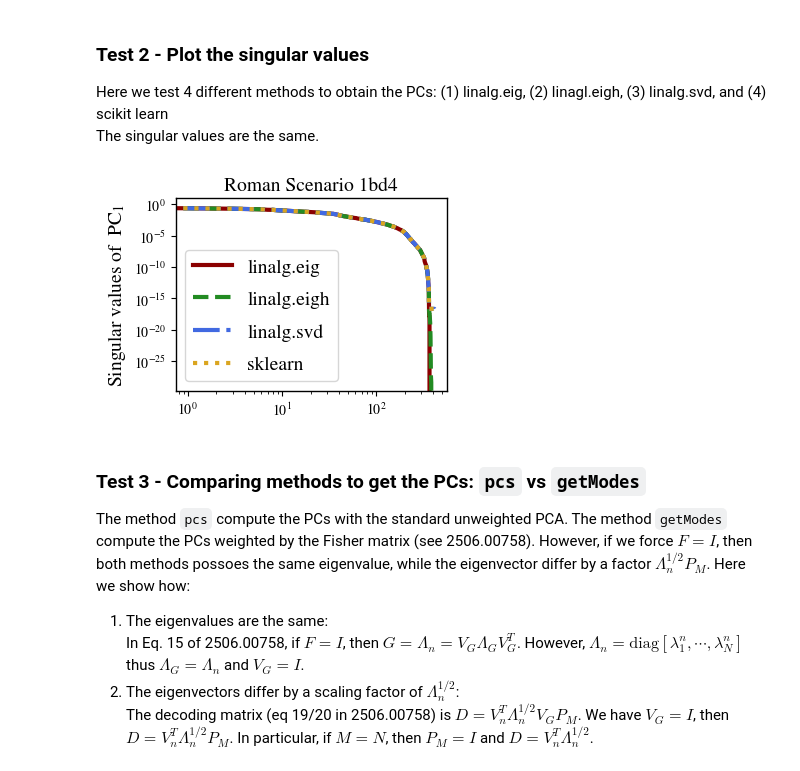
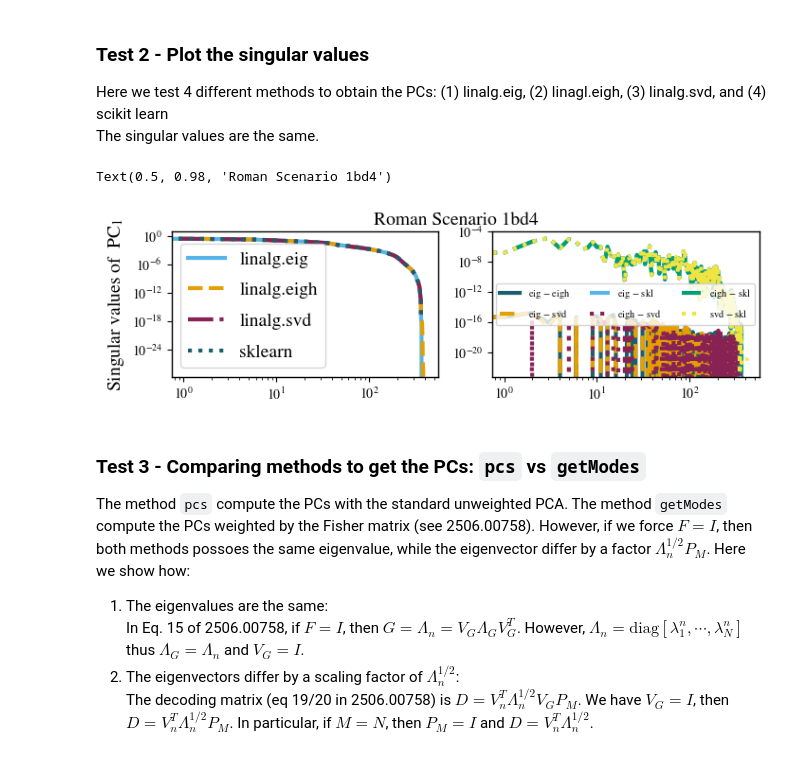
Before and after one commit to Roman-HLIS-Cosmology-PIT/cocoa_photoz, a Jupyter notebook: codes/example.ipynb, the cells around one changed output. Drawn from its saved outputs; the diff is of its cells as text; code cells hidden in the pictures.

```diff
--- a/codes/example.ipynb
+++ b/codes/example.ipynb
@@ -32,7 +32,7 @@ matplotlib.rcParams['savefig.bbox'] = 'tight'
 matplotlib.rcParams['savefig.format'] = 'pdf'
 matplotlib.rcParams['text.usetex'] = False
 
-colors = [
+colors1 = [
     "#1b5f6f",  # dark teal
     "#E69F00",  # orange
     "#56B4E9",  # sky blue
@@ -286,20 +288,33 @@ fig.suptitle(rf"Roman Scenario 1bd4: PC$_{{{pci+1}}}$", fontsize=16, y=0.92);
 ### Test 2 - Plot the singular values
 Here we test 4 different methods to obtain the PCs:   (1) linalg.eig,  (2) linagl.eigh,  (3) linalg.svd, and (4) scikit learn
 The singular values are the same.
-# %%
-Ms = list(range(Nz*Nt))
-plt.figure()
-plt.plot(Ms,eig_vals ,c='darkred'    ,lw=3, ls='-' ,label='linalg.eig')
-plt.plot(Ms,eigh_vals,c='forestgreen',lw=3, ls='--',label='linalg.eigh')
-plt.plot(Ms,svd_vals ,c='royalblue'  ,lw=3, ls='-.',label='linalg.svd')
-plt.plot(Ms,skl_vals ,c='goldenrod'  ,lw=3, ls=':' ,label='sklearn')
-plt.xscale('log')
-plt.yscale('log')
-plt.ylabel(rf'Singular values of  PC$_1$',fontsize=14)
-plt.title('Roman Scenario 1bd4',fontsize=14)
-plt.legend(loc='best',fontsize=14);
-# %% [output]
-[figure, removed]
+# %%
+Ms = list(range(Nz*Nt))
+
+fig, axes = plt.subplots(1, 2, figsize=(8, 2), sharex=True)
+
+axes[0].plot(Ms,eig_vals ,c=colors[0],lw=3, ls='-' ,label='linalg.eig')
+axes[0].plot(Ms,eigh_vals,c=colors[1],lw=3, ls='--',label='linalg.eigh')
+axes[0].plot(Ms,svd_vals ,c=colors[2],lw=3, ls='-.',label='linalg.svd')
+axes[0].plot(Ms,skl_vals ,c=colors[3],lw=3, ls=':' ,label='sklearn')
+axes[0].set_xscale('log')
+axes[0].set_yscale('log')
+axes[0].set_ylabel(rf'Singular values of  PC$_1$',fontsize=14)
+axes[0].legend(loc='best',fontsize=14)
+
+axes[1].loglog(Ms,eig_vals-eigh_vals,c=colors1[0],lw=3, ls='-' ,label=r'eig $-$ eigh')
+axes[1].loglog(Ms,eig_vals-svd_vals, c=colors1[1],lw=3, ls='--',label=r'eig $-$ svd')
+axes[1].loglog(Ms,eig_vals-skl_vals, c=colors1[2],lw=3, ls='-.',label=r'eig $-$ skl')
+
+axes[1].loglog(Ms,eigh_vals-svd_vals,c=colors1[3],lw=3, ls=':' ,label=r'eigh $-$ svd')
+axes[1].loglog(Ms,eigh_vals-skl_vals,c=colors1[4],lw=3, ls='-.',label=r'eigh $-$ skl')
+
+axes[1].loglog(Ms,svd_vals-skl_vals, c=colors1[5],lw=3, ls=':',label=r'svd $-$ skl')
+axes[1].legend(loc='center',fontsize=7.5,ncol=3)
+fig.suptitle('Roman Scenario 1bd4',fontsize=14)
+# %% [output]
+Text(0.5, 0.98, 'Roman Scenario 1bd4')
+[figure, added]
 # %% [markdown]
 ### Test 3 - Comparing methods to get the PCs: `pcs` vs `getModes`
 The method `pcs` compute the PCs with the standard unweighted PCA. The method `getModes` compute the PCs weighted by the Fisher matrix (see 2506.00758). However, if we force $F=I$, then both methods possoes the same eigenvalue, while the eigenvector differ by a factor $\Lambda_n^{1/2}P_M$. Here we show how:
```
Also changed, not shown: parts of 5 cells of this notebook.
